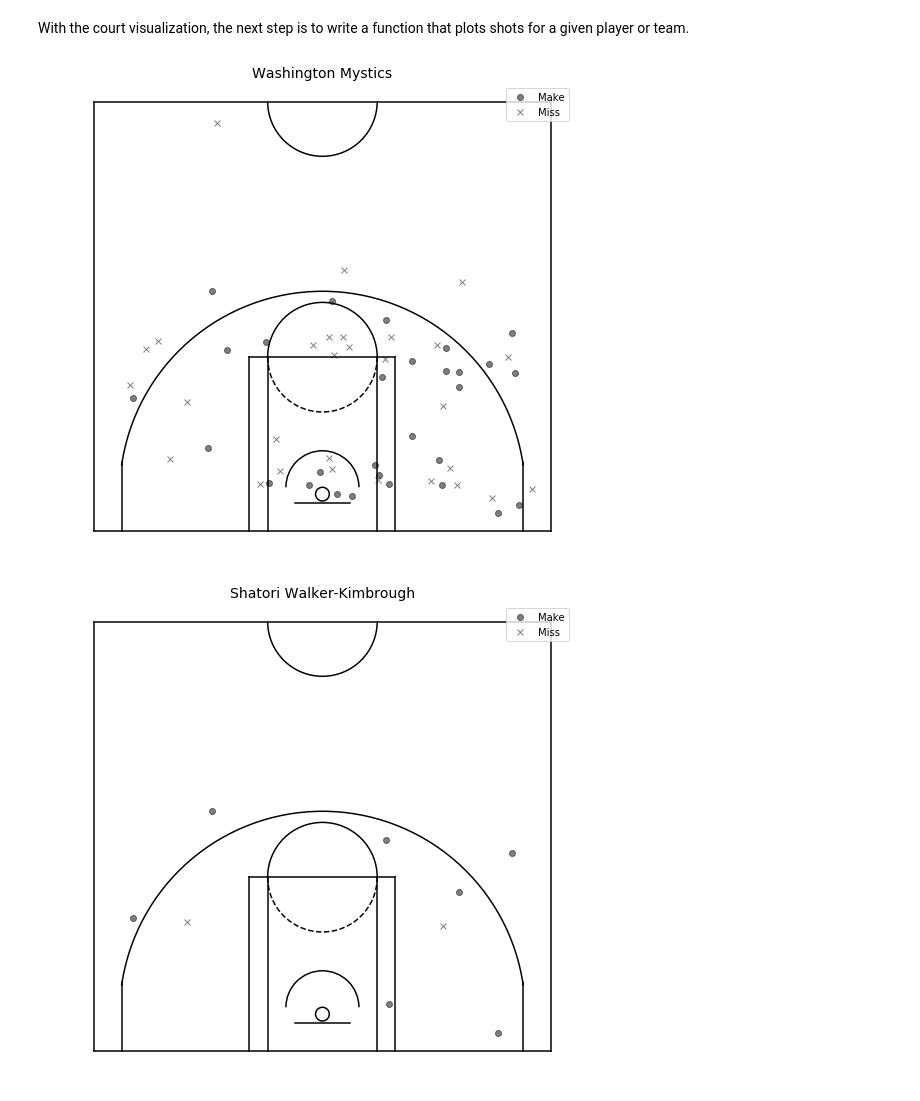
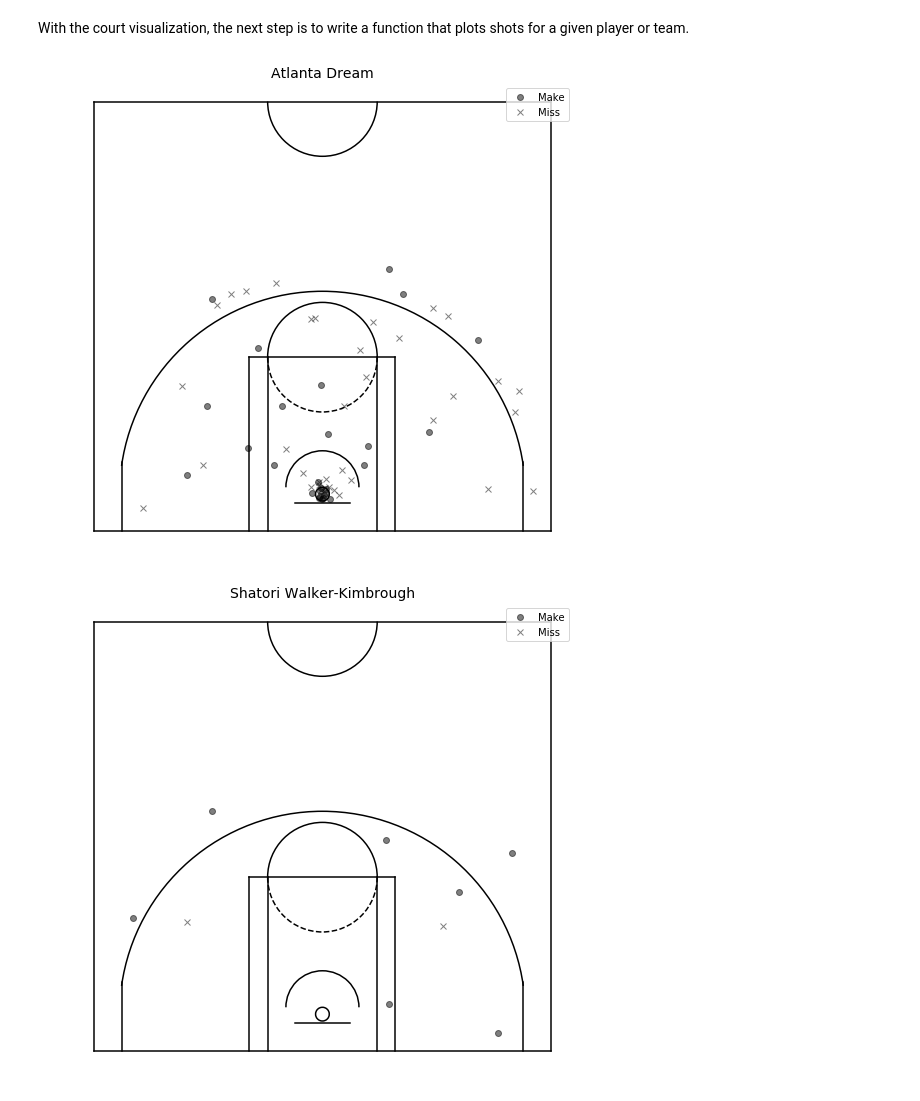
Before and after one commit to basketballrelativity/location_data, a Jupyter notebook: wnba_location_charts.ipynb, the cells around one changed output. Saved outputs shown, nothing was run; the diff lists cells and outputs as text; code cells hidden in the pictures.

Commit message:
finishing up WNBA shot probability model

```diff
--- a/wnba_location_charts.ipynb
+++ b/wnba_location_charts.ipynb
@@ -33,7 +33,7 @@ The `Shots` class requires a few parameters:
 
 The following pulls play-by-play data for a 2019 preseason game between the Mystics and the Dream.
 # %%
-game_id = '1011900011'
+game_id = '1021900001'
 season = '2019'
 
 shots = wnba_shots.Shots(headers=HEADERS,
@@ -150,7 +150,7 @@ def plot_shot(shot_df, player_or_team, unit_id):
     court, court_axis = draw_court()
     if player_or_team=='team':
         shot = shot_df[shot_df['tid']==unit_id]
-        court_axis.set_title('Washington Mystics', fontsize=14)
+        court_axis.set_title('Atlanta Dream', fontsize=14)
     else:
         shot = shot_df[shot_df['pid']==unit_id]
         court_axis.set_title('Shatori Walker-Kimbrough', fontsize=14)
@@ -167,9 +167,9 @@ def plot_shot(shot_df, player_or_team, unit_id):
     plt.close()
     return court
 # %%
-plot_shot(shot_df, 'team', 1611661322)
+plot_shot(shot_df, 'team', 1611661330)
 # %% [output]
-[figure, old version]
+[figure, new version]
 # %%
 plot_shot(shot_df, 'player', 1628278)
 # %% [output]
```
Also changed, not shown: parts of 4 cells of this notebook.
